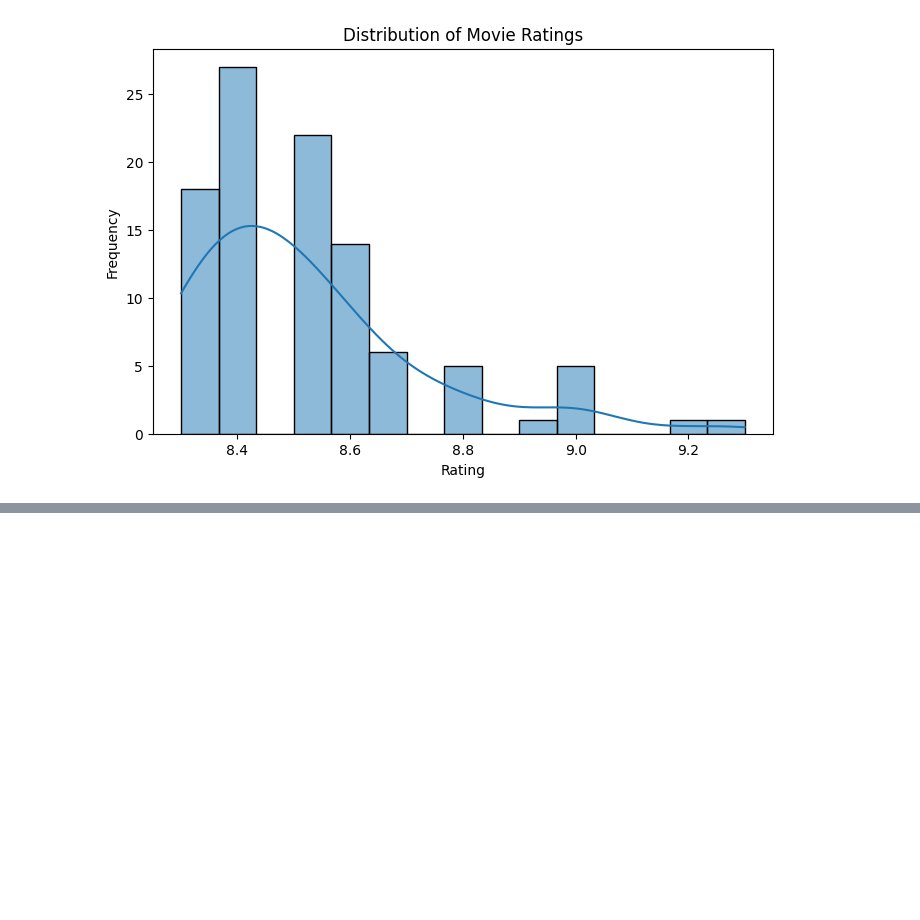
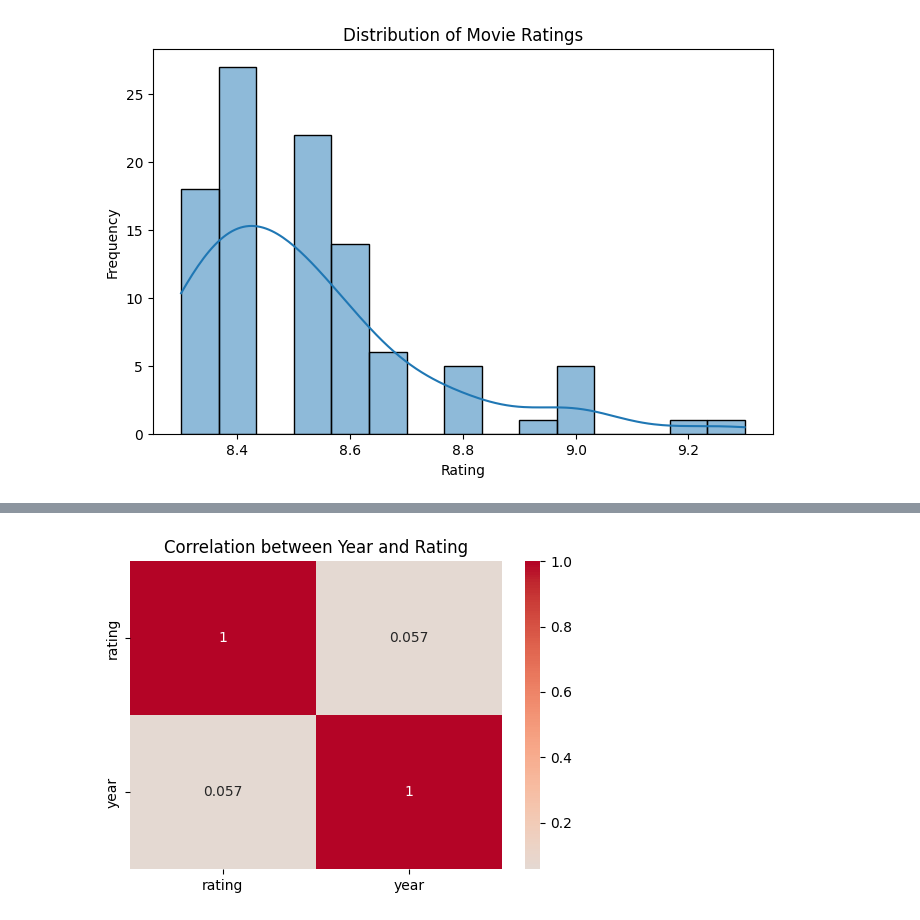
Before and after one commit to suntwister/Flexisaf, a Jupyter notebook: Week_3/movies.ipynb, the cells around one changed output, grey strips where cells are left out. Cells and saved outputs as stored; diff of their text form; code cells hidden in the pictures; blank space fills up the shorter version.

```diff
--- a/Week_3/movies.ipynb
+++ b/Week_3/movies.ipynb
@@ -101,0 +174,8 @@ plt.show()
+# %%
+# Correlation matrix
+plt.figure(figsize=(6,4))
+sns.heatmap(df[['rating', 'year']].corr(), annot=True, cmap='coolwarm', center=0)
+plt.title('Correlation between Year and Rating')
+plt.show()
+# %% [output]
+[figure, added]
```
Also changed, not shown: parts of 11 cells of this notebook.
